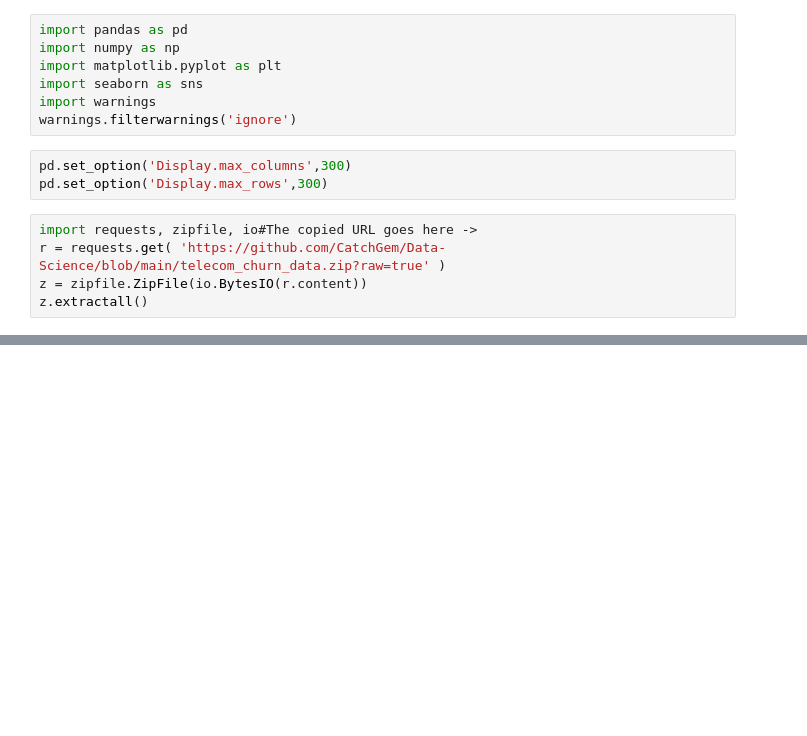
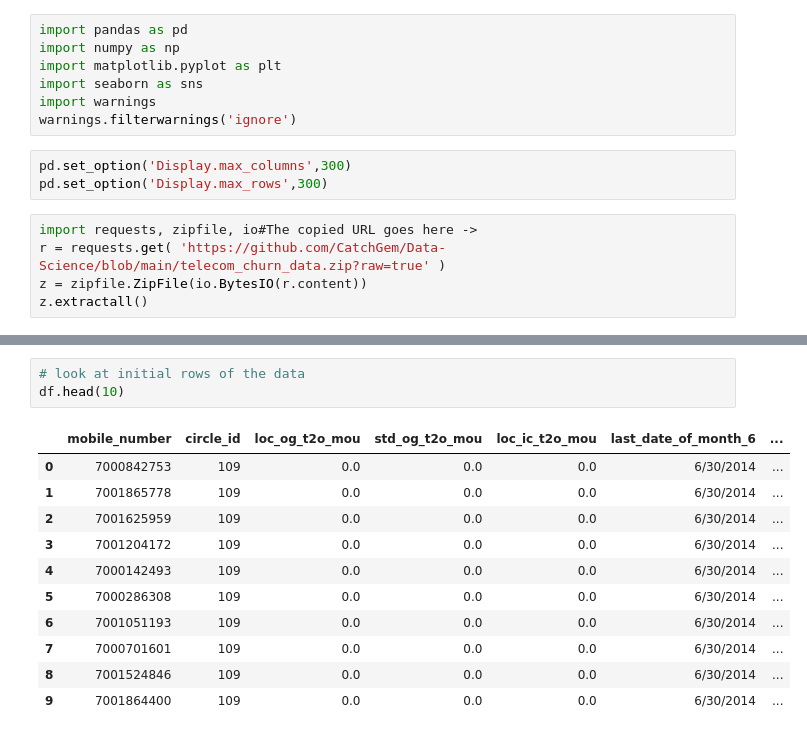
Before and after one commit to CatchGem/Telecom-Churn, a Jupyter notebook: Telecum_Churn_Case_study.ipynb, the cells around one changed output, grey strips where cells are left out. Cells and saved outputs as stored; diff of their text form; blank space fills up the shorter version.

```diff
--- a/Telecum_Churn_Case_study.ipynb
+++ b/Telecum_Churn_Case_study.ipynb
@@ -106,0 +21,15 @@ df.tail()
+# %%
+# look at initial rows of the data
+df.head(10)
+# %% [output]
+|  | mobile_number | circle_id | loc_og_t2o_mou | std_og_t2o_mou | loc_ic_t2o_mou | last_date_of_month_6 | ... |
+| 0 | 7000842753 | 109 | 0.0 | 0.0 | 0.0 | 6/30/2014 | ... |
+| 1 | 7001865778 | 109 | 0.0 | 0.0 | 0.0 | 6/30/2014 | ... |
+| 2 | 7001625959 | 109 | 0.0 | 0.0 | 0.0 | 6/30/2014 | ... |
+| 3 | 7001204172 | 109 | 0.0 | 0.0 | 0.0 | 6/30/2014 | ... |
+| 4 | 7000142493 | 109 | 0.0 | 0.0 | 0.0 | 6/30/2014 | ... |
+| 5 | 7000286308 | 109 | 0.0 | 0.0 | 0.0 | 6/30/2014 | ... |
+| 6 | 7001051193 | 109 | 0.0 | 0.0 | 0.0 | 6/30/2014 | ... |
+| 7 | 7000701601 | 109 | 0.0 | 0.0 | 0.0 | 6/30/2014 | ... |
+| 8 | 7001524846 | 109 | 0.0 | 0.0 | 0.0 | 6/30/2014 | ... |
+| 9 | 7001864400 | 109 | 0.0 | 0.0 | 0.0 | 6/30/2014 | ... |
```
Also changed, not shown: parts of 36 cells of this notebook.
